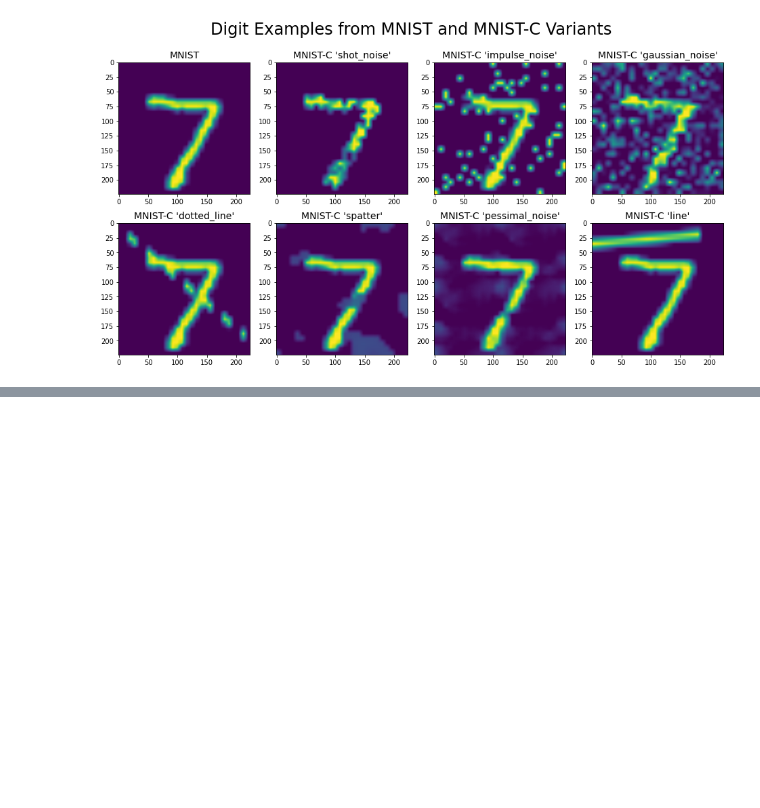
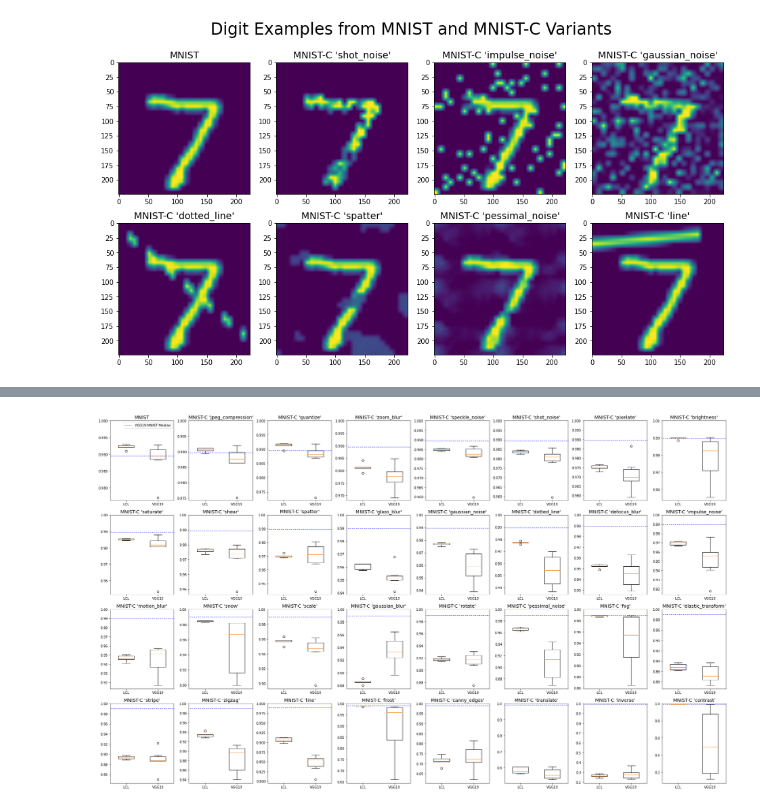
Before and after one commit to edualc/mt_object_recognition, a Jupyter notebook: ExperimentOverview.ipynb, the cells around one changed output, grey strips where cells are left out. Saved outputs shown, nothing was run; the diff lists cells and outputs as text; code cells hidden in the pictures; blank space fills up the shorter version.

```diff
--- a/ExperimentOverview.ipynb
+++ b/ExperimentOverview.ipynb
@@ -762,0 +774,16 @@ Text(0.5, 0.98, 'Digit Examples from MNIST and MNIST-C Variants')
+# %%
+"""
+df_a = pd.read_csv('experiment__vgg19r_lcl5/mnist_c__vgg19r_lcl5_lr1e4__all.csv')
+df_a = df_a[df_a.columns[1:]]
+df_a['experiment'] = 'vgg19r_lcl5'
+
+df_b = pd.read_csv('experiment__vgg19r_lcl5/mnist_c__vggonly__all.csv')
+df_b = df_b[df_b.columns[1:]]
+df_b['experiment'] = 'vgg19'
+
+df = df_a.append(df_b).reset_index(drop=True)
+df.to_csv('experiment_summary__vgg19r_lcl5__all.csv', index=False)
+"""
+
+df = pd.read_csv('experiment_summary__vgg19r_lcl5__all.csv')
+df
@@ -762,0 +849,51 @@ Text(0.5, 0.98, 'Digit Examples from MNIST and MNIST-C Variants')
+# %%
+import matplotlib.pyplot as plt
+
+plot_size = 4
+font_size = 14
+fig, axs = plt.subplots(rows, cols, figsize=(cols*plot_size/1.2, rows*plot_size))
+
+rows = 4
+cols = 8
+
+variants = ['identity', 'jpeg_compression', 'quantize', 'zoom_blur',
+       'speckle_noise', 'shot_noise', 'pixelate', 'brightness', 'saturate',
+       'shear', 'spatter', 'glass_blur', 'gaussian_noise', 'dotted_line',
+       'defocus_blur', 'impulse_noise', 'motion_blur', 'snow', 'scale',
+       'gaussian_blur', 'rotate', 'pessimal_noise', 'fog', 'elastic_transform',
+       'stripe', 'zigzag', 'line', 'frost', 'canny_edges', 'translate',
+       'inverse', 'contrast']
+
+for y in range(cols):
+    for x in range(rows):
+        dfix = y+cols*x
+        df_i = df[df['mnist_c_variant'] == variants[dfix]]
+
+        vgg19_lcl5 = df_i[df_i['experiment'] == 'vgg19r_lcl5']['accuracy'].to_numpy()
+        vggonly = df_i[df_i['experiment'] == 'vgg19']['accuracy'].to_numpy()
+
+        if variants[dfix] == 'identity':
+            axs[x,y].set_title("MNIST", fontdict={'fontsize': font_size})
+        else:
+            axs[x,y].set_title("MNIST-C '" + variants[dfix] + "'", fontdict={'fontsize': font_size})
+
+        """
+        # All 4 Variants (old, lcl1e-4, lcl3e-4, vgg19) compared
+        axs[x,y].boxplot([vgg19_lcl5, vgg19r_lcl5_1e4, vgg19r_lcl5_3e4, vggonly])
+        axs[x,y].set_xticklabels(['LCL@5\n(SymPad)', 'LCL@5\n(LR 1e-4)', 'LCL@5\n(LR 3e-4)', 'VGG19'])
+        """
+        # final comparison LCL@5 vs VGG19
+        axs[x,y].boxplot([vgg19_lcl5, vggonly], widths=0.5)
+        axs[x,y].set_xticklabels(['LCL', 'VGG19'])
+
+        locs = [0, 1, 2, 3]
+        axs[x,y].plot(locs, [0.9895 for x in locs], ':b', label='VGG19 MNIST Median')
+
+        axs[x,y].set_ylim(top=1)
+        axs[x,y].set_xlim(0.5, 2.5)
+
+
+axs[0,0].legend()
+plt.tight_layout()
+# %% [output]
+[figure, added]
```
Also changed, not shown: parts of 5 cells of this notebook, 3 other files.
